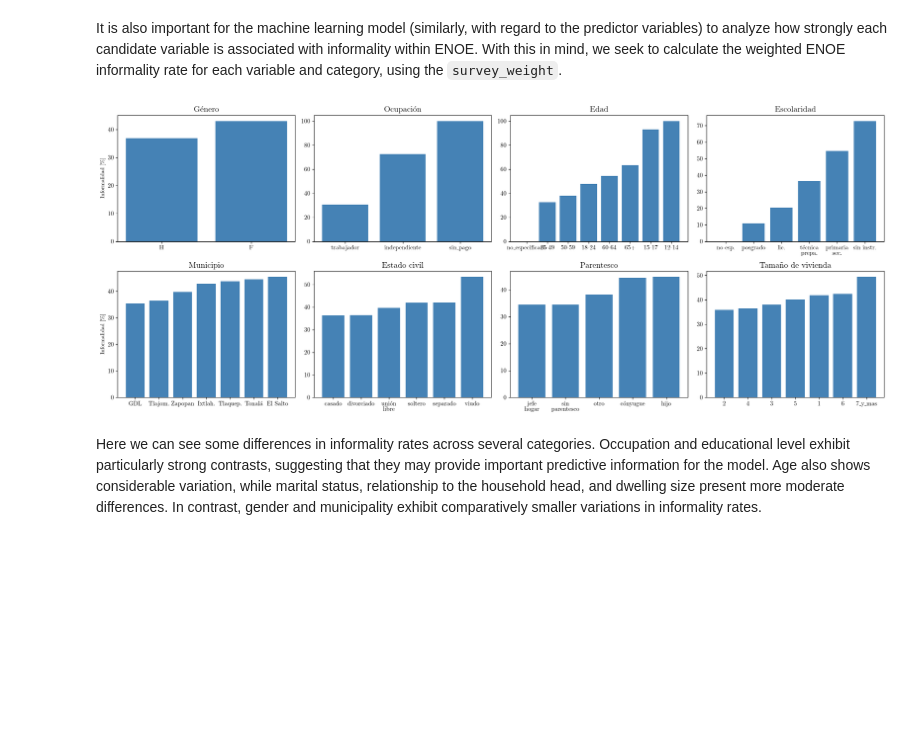
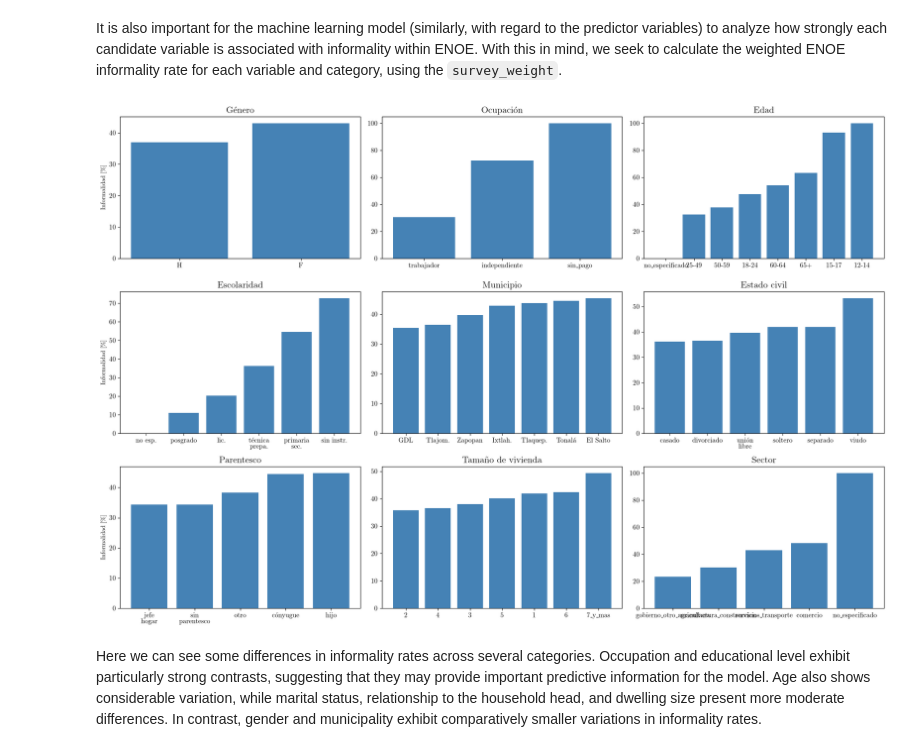
Before and after one commit to CentroFuturoCiudades/informal-jobs-model, a Jupyter notebook: notebooks/03_diagnose_enoe_od_dataframes.ipynb, the cells around one changed output. Saved outputs shown, nothing was run; the diff lists cells and outputs as text; code cells hidden in the pictures; blank space fills up the shorter version.

```diff
--- a/notebooks/03_diagnose_enoe_od_dataframes.ipynb
+++ b/notebooks/03_diagnose_enoe_od_dataframes.ipynb
@@ -113,7 +113,8 @@ plot_titles = {
     "municipio": "Municipio",
     "estado_civil": "Estado civil",
     "parentesco": "Parentesco",
-    "tamano_viv_cat": "Tamaño de vivienda"
+    "tamano_viv_cat": "Tamaño de vivienda",
+    "sector": "Sector"
 }
 
 tick_labels = {
@@ -198,7 +199,7 @@ for i, (ax, variable) in enumerate(zip(axes.flatten(), variables)):
     ax.set_xlabel("")
 
     if i in [0, 4]:
-        ax.set_ylabel("Proporción ponderada [\%]")
+        ax.set_ylabel(r"Proporción ponderada [\%]")
     else:
         ax.set_ylabel("")
 
@@ -233,40 +234,40 @@ informality_profiles = src.calculate_informality_profiles(enoe_common, informali
 # %%
 informality_color = (0.27, 0.51, 0.71)
 
-fig, axes = plt.subplots(2, 4, figsize=(20, 8))
+fig, axes = plt.subplots(3, 3, figsize=(18, 12))
 
-for i, (ax, variable) in enumerate(zip(axes.flatten(), variables)):
+for i, (ax, variable) in enumerate(zip(axes.flatten(), informality_columns)):
     plot_data = informality_profiles[informality_profiles["variable"] == variable].copy()
     plot_data["informality_rate_percent"] = plot_data["informality_rate"] * 100
     plot_data = plot_data.sort_values("informality_rate")
 
     if variable in tick_labels:
         plot_data["category"] = plot_data["category"].replace(tick_labels[variable])
 
     ax.bar(plot_data["category"], plot_data["informality_rate_percent"], color=informality_color)
 
     ax.set_title(plot_titles[variable], fontsize=15)
     ax.set_xlabel("")
 
-    if i in [0, 4]:
-        ax.set_ylabel("Informalidad [\%]")
+    if i in [0, 3, 6]:
+        ax.set_ylabel(r"Informalidad [\%]")
     else:
         ax.set_ylabel("")
 
     ax.tick_params(axis="x", rotation=0, labelsize=11)
     ax.tick_params(axis="y", labelsize=11)
 
 output_dir = ROOT / "outputs/figures"
 output_dir.mkdir(parents=True, exist_ok=True)
 
 plt.tight_layout()
 
 fig.savefig(output_dir / "informality_profiles.pdf", bbox_inches="tight")
 fig.savefig(output_dir / "informality_profiles.png", dpi=600, bbox_inches="tight")
 
 plt.show()
 # %% [output]
-[figure, old version]
+[figure, new version]
 # %% [markdown]
 Here we can see some differences in informality rates across several categories. Occupation and educational level exhibit particularly strong contrasts, suggesting that they may provide important predictive information for the model. Age also shows considerable variation, while marital status, relationship to the household head, and dwelling size present more moderate differences. In contrast, gender and municipality exhibit comparatively smaller variations in informality rates.
 # %% [markdown]
```
Also changed, not shown: parts of 1 cell of this notebook, 23 other files.
